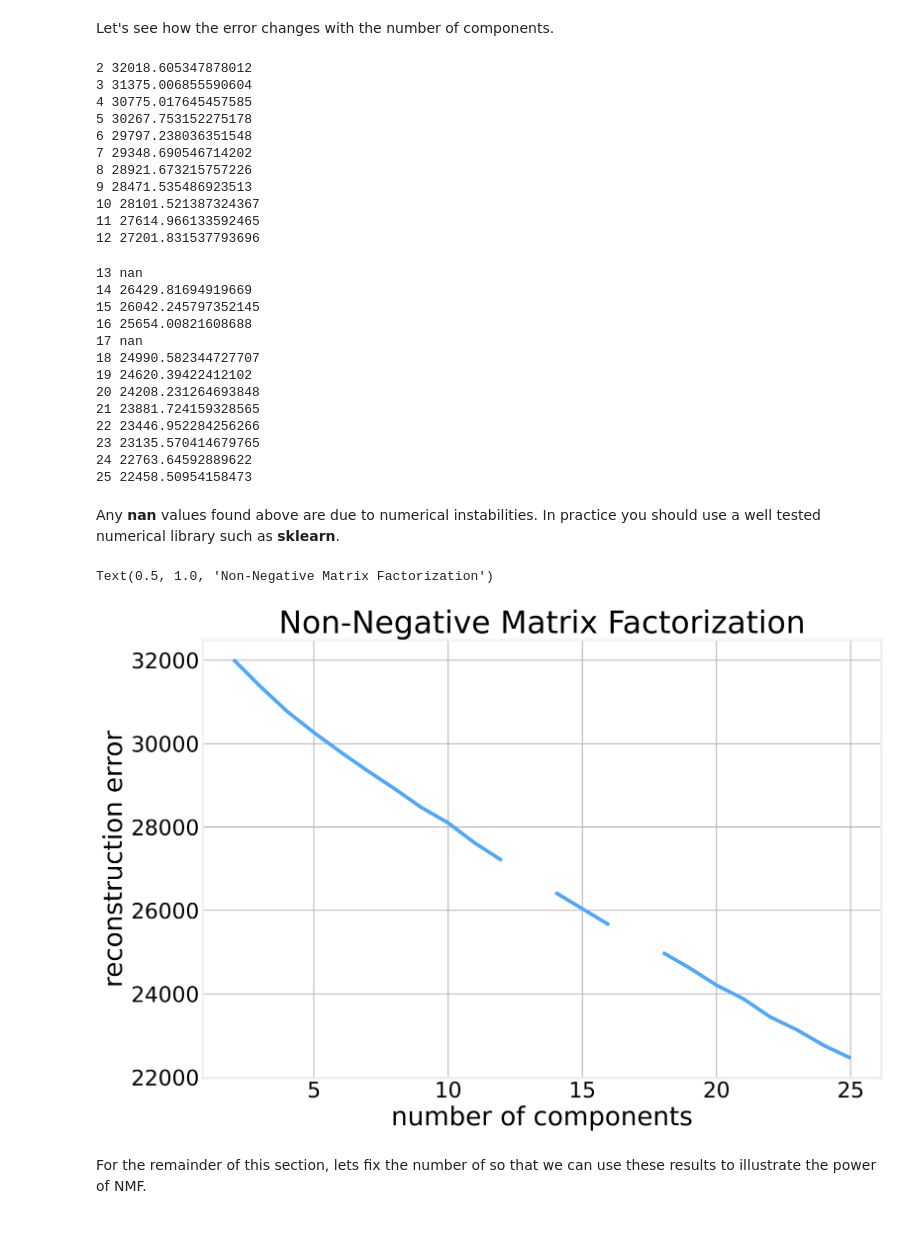
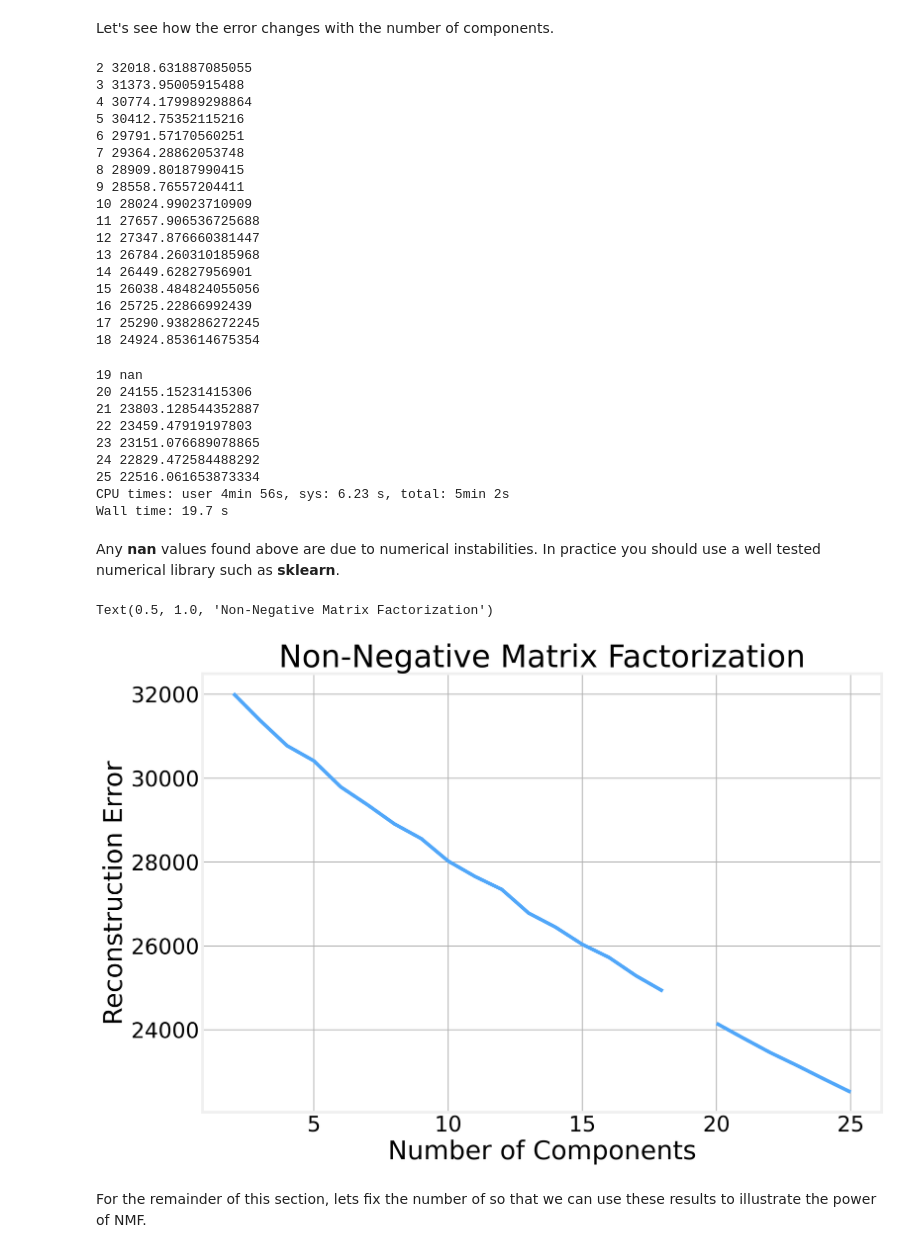
Before and after one commit to DataForScience/NLP, a Jupyter notebook: 2. Topic Modeling.ipynb, the cells around one changed output. Cells and saved outputs as stored; diff of their text form; code cells hidden in the pictures.

```diff
--- a/2. Topic Modeling.ipynb
+++ b/2. Topic Modeling.ipynb
@@ -51,7 +50,7 @@ json      : 2.0.9
 # %% [markdown]
 Set the default style
 # %%
-plt.style.use('./d4sci.mplstyle')
+plt.style.use('d4sci.mplstyle')
 # %% [markdown]
 ## Preprocessing
 # %% [markdown]
@@ -118,12 +117,12 @@ for line in open("data/Apple-Twitter-Sentiment-DFE.csv", "rt"):
     if line_count == 1:
         continue
 
-    text = ",".join(fields[11:])
+    tweet = ",".join(fields[11:])
 
-    if len(text) == 0:
+    if len(tweet) == 0:
         continue
 
-    words = extract_words(text, stopwords)
+    words = extract_words(tweet, stopwords)
 
     if len(words) > 0:
         tweets.append(words)
@@ -497,6 +498,7 @@ def NMF(V, k):
 # %% [markdown]
 Let's see how the error changes with the number of components.
 # %%
+%%time
 error = []
 
 for comps in range(2, 25+1):
@@ -504,40 +506,42 @@ for comps in range(2, 25+1):
     print(comps, err)
     error.append(err)
 # %% [output]
-2 32018.605347878012
-3 31375.006855590604
-4 30775.017645457585
-5 30267.753152275178
-6 29797.238036351548
-7 29348.690546714202
-8 28921.673215757226
-9 28471.535486923513
-10 28101.521387324367
-11 27614.966133592465
-12 27201.831537793696
+2 32018.631887085055
+3 31373.95005915488
+4 30774.179989298864
+5 30412.75352115216
+6 29791.57170560251
+7 29364.28862053748
+8 28909.80187990415
+9 28558.76557204411
+10 28024.99023710909
+11 27657.906536725688
+12 27347.876660381447
+13 26784.260310185968
+14 26449.62827956901
+15 26038.484824055056
+16 25725.22866992439
+17 25290.938286272245
+18 24924.853614675354
-13 nan
-14 26429.81694919669
-15 26042.245797352145
-16 25654.00821608688
-17 nan
-18 24990.582344727707
-19 24620.39422412102
-20 24208.231264693848
-21 23881.724159328565
-22 23446.952284256266
-23 23135.570414679765
-24 22763.64592889622
-25 22458.50954158473
+19 nan
+20 24155.15231415306
+21 23803.128544352887
+22 23459.47919197803
+23 23151.076689078865
+24 22829.472584488292
+25 22516.061653873334
+CPU times: user 4min 56s, sys: 6.23 s, total: 5min 2s
+Wall time: 19.7 s
 # %% [markdown]
 Any __nan__ values found above are due to numerical instabilities. In practice you should use a well tested numerical library such as __sklearn__.
 # %%
 plt.plot(range(2, 25+1), error)
-plt.xlabel('number of components')
-plt.ylabel('reconstruction error')
+plt.xlabel('Number of Components')
+plt.ylabel('Reconstruction Error')
 plt.title('Non-Negative Matrix Factorization')
 # %% [output]
 Text(0.5, 1.0, 'Non-Negative Matrix Factorization')
-[figure, old version]
+[figure, new version]
 # %% [markdown]
 For the remainder of this section, lets fix the number of so that we can use these results to illustrate the power of NMF.
 # %%
```
Also changed, not shown: parts of 14 cells of this notebook, 5 other files.
